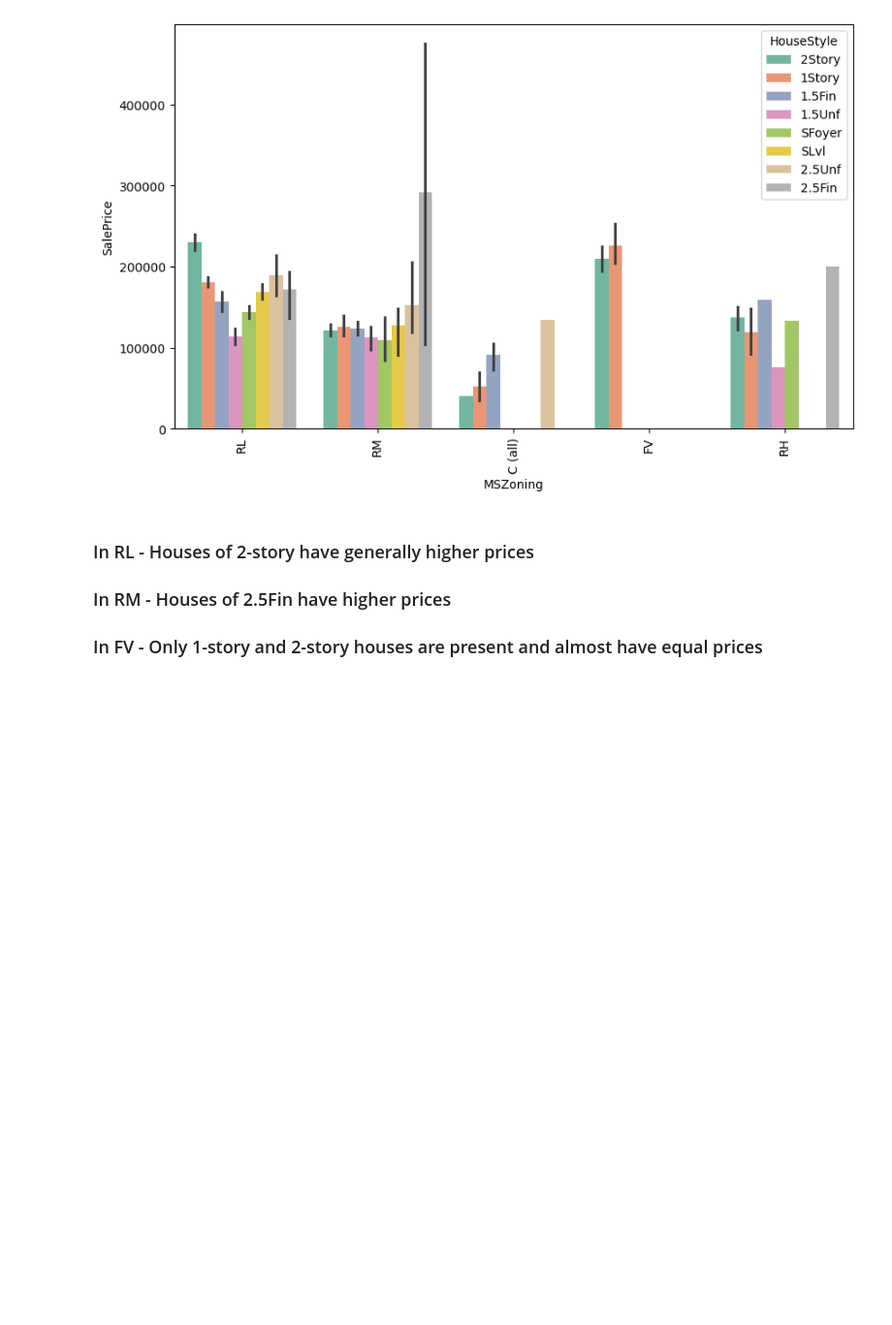
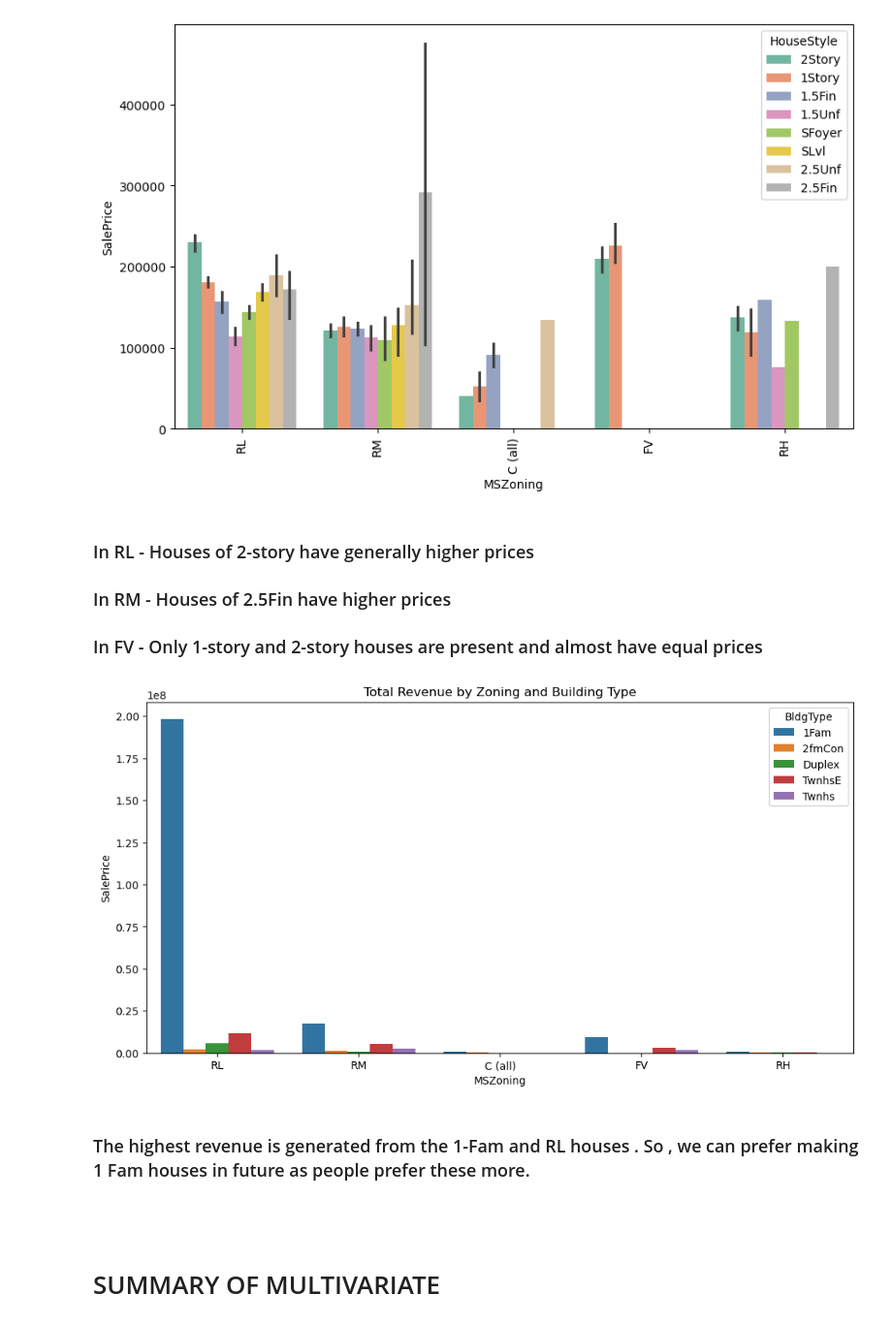
Before and after one commit to amanverma-98/house_price, a Jupyter notebook: house_sale.ipynb, the cells around one changed output. Shown at 97% size. Cells and saved outputs as stored; diff of their text form; code cells hidden in the pictures; blank space fills up the shorter version.

Commit message:
Multivariate done with summary

```diff
--- a/house_sale.ipynb
+++ b/house_sale.ipynb
@@ -580,3 +582,16 @@ plt.xticks(rotation=90)
 ### In RL - Houses of 2-story have generally higher prices
 ### In RM - Houses of 2.5Fin have higher prices
 ### In FV - Only 1-story and 2-story houses are present and almost have equal prices
+# %%
+plt.figure(figsize=(12,6))
+sns.barplot(x="MSZoning", y="SalePrice", hue="BldgType", data=df , estimator=sum , ci = None)
+plt.title("Total Revenue by Zoning and Building Type")
+plt.show()
+# %% [output]
+[figure, added]
+# %% [markdown]
+### The highest revenue is generated from the 1-Fam and RL houses . So , we can prefer making 1 Fam houses in future as people prefer these more.
+# %% [markdown]
+<br>
+# %% [markdown]
+# SUMMARY OF MULTIVARIATE
```
Also changed, not shown: parts of 5 cells of this notebook.
